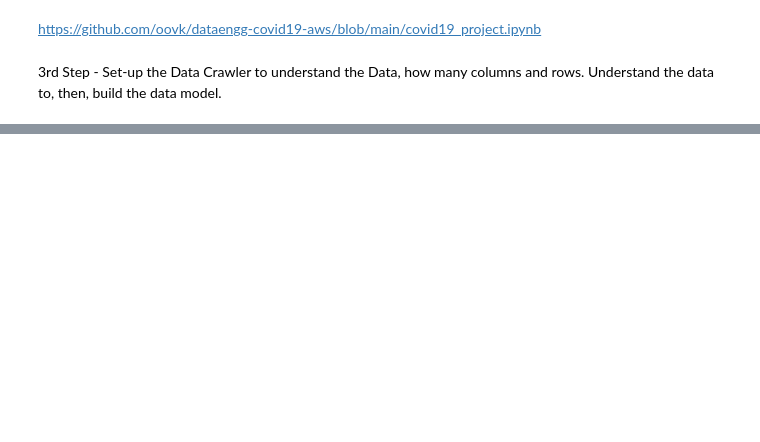
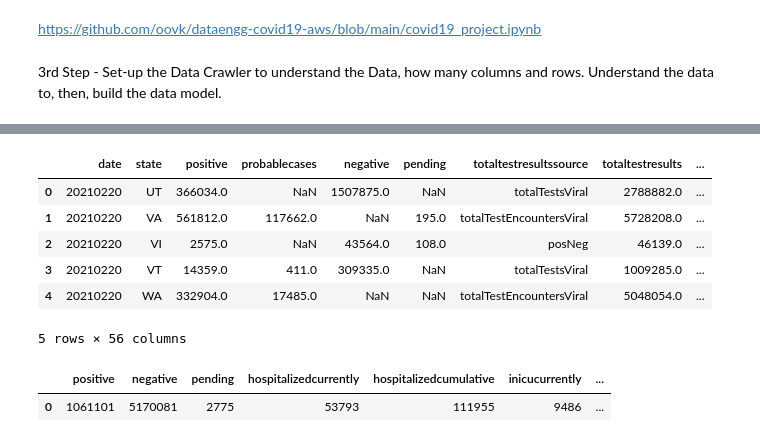
Before and after one commit to Hfelipini/3---ETL-Pipeline-on-AWS-Cloud, a Jupyter notebook: Covid-19 - End to End Project.ipynb, the cells around one changed output, grey strips where cells are left out. Drawn from its saved outputs; the diff is of its cells as text; code cells hidden in the pictures; blank space fills up the shorter version.

```diff
--- a/Covid-19 - End to End Project.ipynb
+++ b/Covid-19 - End to End Project.ipynb
@@ -149,0 +230,33 @@ for position in range(len(InfosToCopy)):
+# %%
+response = athena_client.start_query_execution(
+    QueryString = "SELECT * FROM states_daily",
+    QueryExecutionContext = {"Database": SCHEMA_NAME},
+    ResultConfiguration = {
+        "OutputLocation": S3_STAGING_DIR,
+        "EncryptionConfiguration": {"EncryptionOption": "SSE_S3"},
+    },
+)
+states_daily = download_and_load_query_results(athena_client, response)
+states_daily.head()
+# %% [output]
+|  | date | state | positive | probablecases | negative | pending | totaltestresultssource | totaltestresults | ... |
+| 0 | 20210220 | UT | 366034.0 | NaN | 1507875.0 | NaN | totalTestsViral | 2788882.0 | ... |
+| 1 | 20210220 | VA | 561812.0 | 117662.0 | NaN | 195.0 | totalTestEncountersViral | 5728208.0 | ... |
+| 2 | 20210220 | VI | 2575.0 | NaN | 43564.0 | 108.0 | posNeg | 46139.0 | ... |
+| 3 | 20210220 | VT | 14359.0 | 411.0 | 309335.0 | NaN | totalTestsViral | 1009285.0 | ... |
+| 4 | 20210220 | WA | 332904.0 | 17485.0 | NaN | NaN | totalTestEncountersViral | 5048054.0 | ... |
+5 rows × 56 columns
+# %%
+response = athena_client.start_query_execution(
+    QueryString = "SELECT * FROM us_total_latest",
+    QueryExecutionContext = {"Database": SCHEMA_NAME},
+    ResultConfiguration = {
+        "OutputLocation": S3_STAGING_DIR,
+        "EncryptionConfiguration": {"EncryptionOption": "SSE_S3"},
+    },
+)
+us_total_latest = download_and_load_query_results(athena_client, response)
+us_total_latest.head()
+# %% [output]
+|  | positive | negative | pending | hospitalizedcurrently | hospitalizedcumulative | inicucurrently | ... |
+| 0 | 1061101 | 5170081 | 2775 | 53793 | 111955 | 9486 | ... |
```
Also changed, not shown: parts of 24 cells of this notebook, 6 other files.
